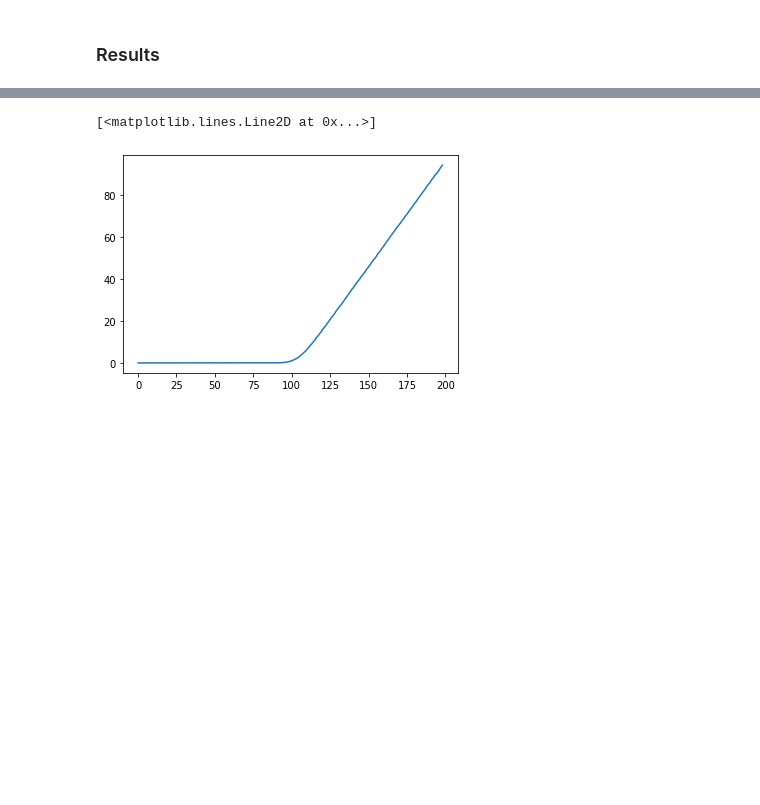
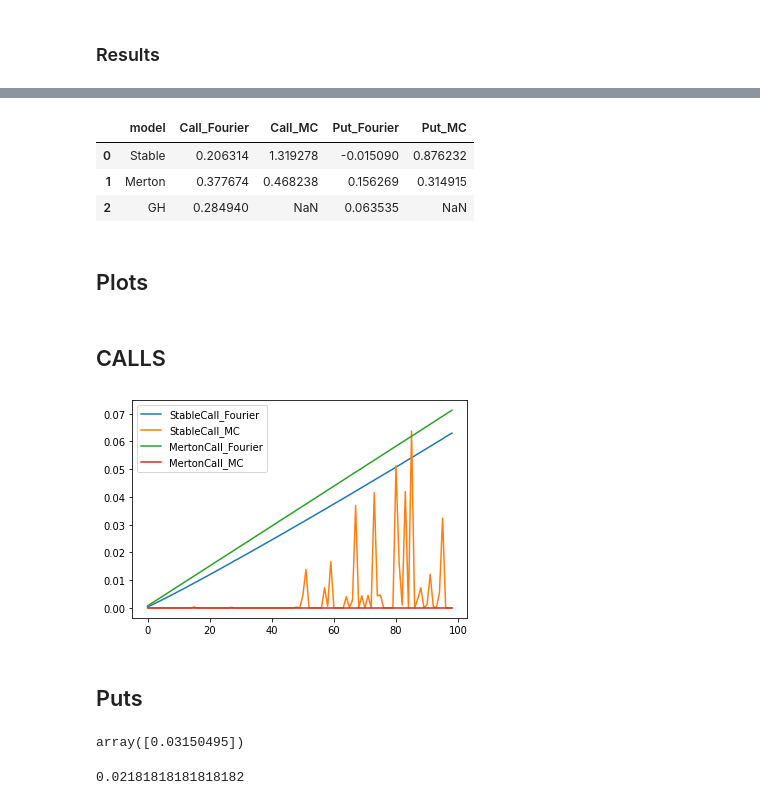
Before and after one commit to IGRDA/TFM, a Jupyter notebook: TFM_INAKI.ipynb, the cells around one changed output, grey strips where cells are left out. Cells and saved outputs as stored; diff of their text form; code cells hidden in the pictures; blank space fills up the shorter version.

```diff
--- a/TFM_INAKI.ipynb
+++ b/TFM_INAKI.ipynb
@@ -228,7 +228,7 @@ pd.DataFrame({"Merton":merton_model.aic,"GH":gh_model.aic,"Alpha-Stable":alpha_m
 r=1.5/100
 S0=initial_value
 K=127
-T=12
+T=12/250
 print(S0)
 print(T)
 # %% [output]
@@ -333,5 +270,58 @@ array([0.03150495])
-# %%
-plt.plot([merton_model.mcPricer(K=K,r=r,T=T,S0=s,payoff="call",N=10000)[0] for s in range(1,200)])
-# %% [output]
-[<matplotlib.lines.Line2D at 0x...>]
-[figure, removed]
+# %%
+data = [{'model': "Stable",
+         "Call_Fourier":utils.fourierPricer(K=K,S0=S0,r=r,cf=cf_stable_mcm,payoff="call",T=T,udep=False),
+         "Call_MC":alpha_model.mcPricer(K=K,r=r,T=T,S0=S0,payoff="call",N=10000)[0],
+         "Put_Fourier":utils.fourierPricer(K=K,S0=S0,r=r,cf=cf_stable_mcm,payoff="put",T=T,udep=False),
+         "Put_MC":alpha_model.mcPricer(K=K,r=r,T=T,S0=S0,payoff="put",N=10000)[0]},
+       {'model': "Merton",
+         "Call_Fourier":utils.fourierPricer(K=K,S0=S0,r=r,cf=cf_mert_mcm,payoff="call",T=T,udep=True),
+         "Call_MC":merton_model.mcPricer(K=K,r=r,T=T,S0=S0,payoff="call",N=10000)[0],
+         "Put_Fourier":utils.fourierPricer(K=K,S0=S0,r=r,cf=cf_mert_mcm,payoff="put",T=T,udep=True),
+         "Put_MC":merton_model.mcPricer(K=K,r=r,T=T,S0=S0,payoff="put",N=10000)[0]},
+       {'model': "GH",
+         "Call_Fourier":utils.fourierPricer(K=K,S0=S0,r=r,cf=cf_GH_mcm,payoff="call",T=T,udep=True),
+         #"Call_MC":gh_model.mcPricer(K=K,r=r,T=T,S0=S0,payoff="call",N=1)[0],
+         "Put_Fourier":utils.fourierPricer(K=K,S0=S0,r=r,cf=cf_GH_mcm,payoff="put",T=T,udep=True),
+         #"Put_MC":gh_model.mcPricer(K=K,r=r,T=T,S0=S0,payoff="put",N=1)[0]
+       }]
+
+pd.DataFrame.from_dict(data)
+# %% [output]
+|  | model | Call_Fourier | Call_MC | Put_Fourier | Put_MC |
+| 0 | Stable | 0.206314 | 1.319278 | -0.015090 | 0.876232 |
+| 1 | Merton | 0.377674 | 0.468238 | 0.156269 | 0.314915 |
+| 2 | GH | 0.284940 | NaN | 0.063535 | NaN |
+# %% [markdown]
+## Plots
+# %%
+S = [i for i in range(1,200)]
+plots= [{'model': "Stable",
+         "Call_Fourier":[utils.fourierPricer(K=K,S0=s,r=r,cf=cf_stable_mcm,payoff="call",T=T,udep=False) for s in S],
+         "Call_MC":[alpha_model.mcPricer(K=K,r=r,T=T,S0=s,payoff="call",N=10000)[0] for s in S],
+         "Put_Fourier":[utils.fourierPricer(K=K,S0=s,r=r,cf=cf_stable_mcm,payoff="put",T=T,udep=False) for s in S],
+         "Put_MC":[alpha_model.mcPricer(K=K,r=r,T=T,S0=s,payoff="put",N=10000)[0]for s in S]},
+       {'model': "Merton",
+         "Call_Fourier":[utils.fourierPricer(K=K,S0=s,r=r,cf=cf_mert_mcm,payoff="call",T=T,udep=True) for s in S],
+         "Call_MC":[merton_model.mcPricer(K=K,r=r,T=T,S0=s,payoff="call",N=10000)[0]for s in S],
+         "Put_Fourier":[utils.fourierPricer(K=K,S0=s,r=r,cf=cf_mert_mcm,payoff="put",T=T,udep=True) for s in S],
+         "Put_MC":[merton_model.mcPricer(K=K,r=r,T=T,S0=s,payoff="put",N=10000)[0]for s in S]},
+       {'model': "GH",
+         "Call_Fourier":[utils.fourierPricer(K=K,S0=s,r=r,cf=cf_GH_mcm,payoff="call",T=T,udep=True) for s in S],
+         "Call_MC":[gh_model.mcPricer(K=K,r=r,T=T,S0=s,payoff="call",N=1)[0]for s in S],
+         "Put_Fourier":[utils.fourierPricer(K=K,S0=s,r=r,cf=cf_GH_mcm,payoff="put",T=T,udep=True) for s in S],
+         "Put_MC":[gh_model.mcPricer(K=K,r=r,T=T,S0=s,payoff="put",N=1)[0]for s in S]
+       }]
+# %% [markdown]
+## CALLS
+# %%
+for i in plots:
+    for j in i.keys():
+        if ((j!="model") and (j!="Put_Fourier") and (j!="Put_MC")):
+            if i["model"]!="GH":
+                plt.plot(i[j],label=i["model"]+j)
+plt.legend()
+plt.show()
+# %% [output]
+[figure, added]
+# %% [markdown]
+## Puts
@@ -337,0 +336,10 @@ plt.plot([merton_model.mcPricer(K=K,r=r,T=T,S0=s,payoff="call",N=10000)[0] for s
+# %%
+from scipy.optimize import fsolve
+
+fsolve(lambda x:2.34-2.15- S0 + K*np.exp(-r*x),x0=1)
+# %% [output]
+array([0.03150495])
+# %%
+6/275
+# %% [output]
+0.02181818181818182
```
Also changed, not shown: parts of 15 cells of this notebook.
